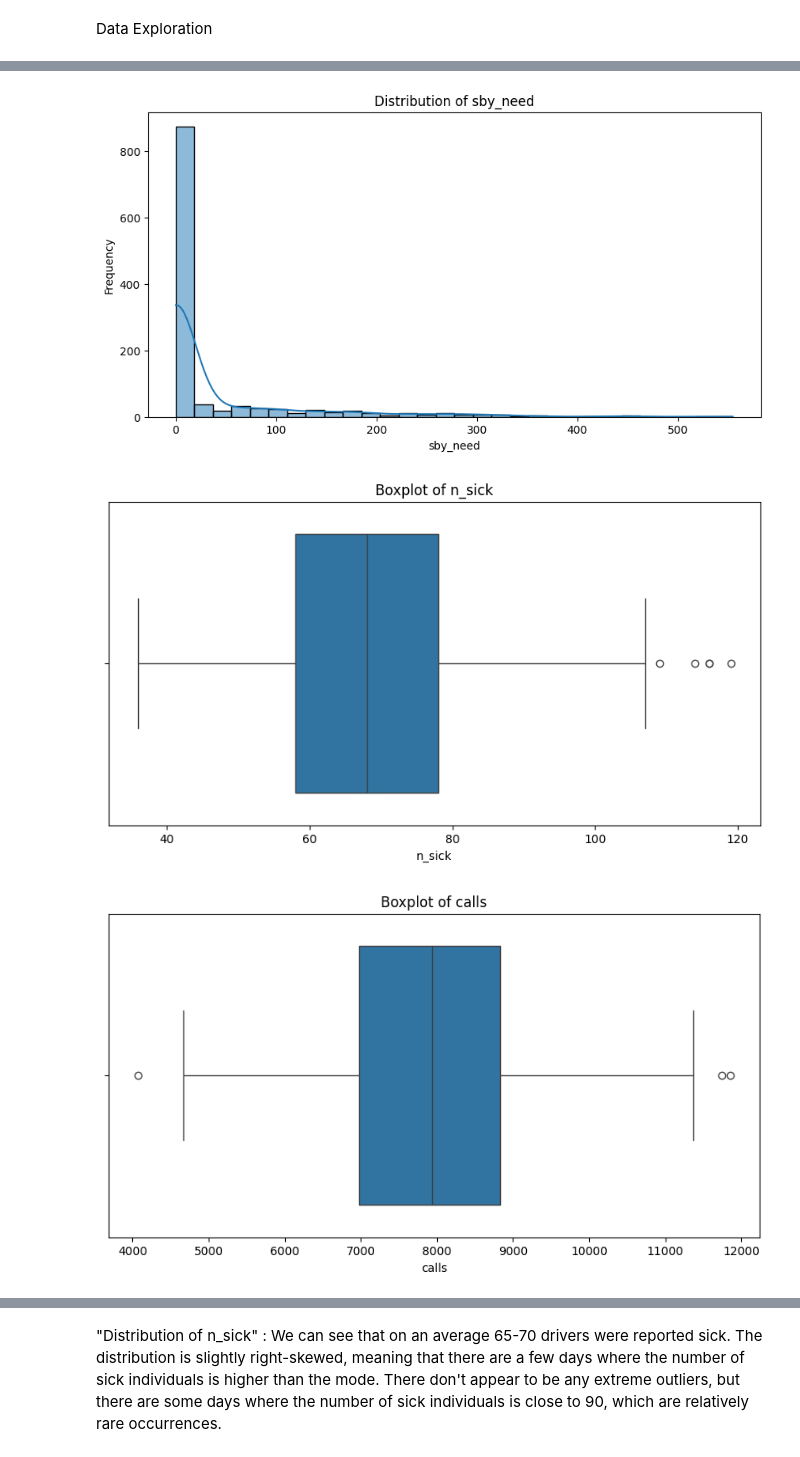
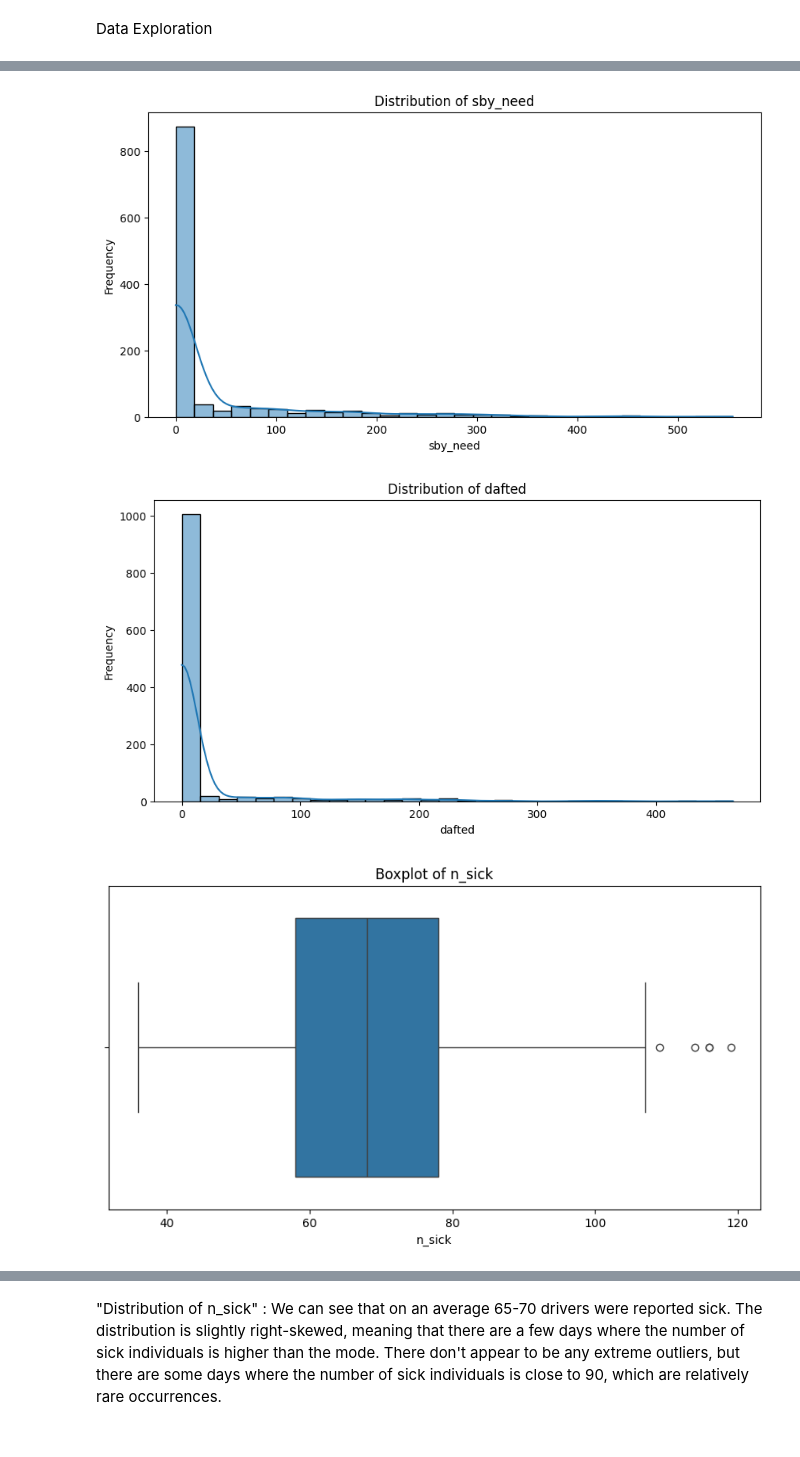
Before and after one commit to Muskan-Verma-7/Case-Study-Project, a Jupyter notebook: case_study.ipynb, the cells around one changed output, grey strips where cells are left out. Drawn from its saved outputs; the diff is of its cells as text; code cells hidden in the pictures.

```diff
--- a/case_study.ipynb
+++ b/case_study.ipynb
@@ -94,7 +94,7 @@ dtype: int64
 Data Exploration
 # %%
 # Columns of interest
-columns_to_analyze = ['n_sick', 'calls', 'sby_need']
+columns_to_analyze = ['n_sick', 'calls', 'sby_need', 'dafted']
 
 # Histograms for Distribution Analysis
 for column in columns_to_analyze:
@@ -104,32 +104,32 @@ for column in columns_to_analyze:
     plt.xlabel(column)
     plt.ylabel('Frequency')
     plt.show()
 
 # Boxplots for Outlier Analysis
 for column in columns_to_analyze:
     plt.figure(figsize=(10, 5))
     sns.boxplot(x=sickness_data[column])
     plt.title(f'Boxplot of {column}')
     plt.xlabel(column)
     plt.show()
 
 # Summary Statistics
 summary_stats = sickness_data[columns_to_analyze].describe().T[['mean', '50%', 'std']]
 print(summary_stats)
 
 # IQR for Outlier Detection
 for column in columns_to_analyze:
     Q1 = sickness_data[column].quantile(0.25)
     Q3 = sickness_data[column].quantile(0.75)
     IQR = Q3 - Q1
     lower_bound = Q1 - 1.5 * IQR
     upper_bound = Q3 + 1.5 * IQR
 
     outliers = sickness_data[(sickness_data[column] < lower_bound) | (sickness_data[column] > upper_bound)]
     print(f"Number of outliers detected in {column}: {len(outliers)}")
 # %% [output]
 [figure]
 [figure]
 [figure]
-[figure, old version]
+[figure, new version]
-[figure, old version]
+[figure, new version]
```
Also changed, not shown: parts of 35 cells of this notebook, 3 other files.
